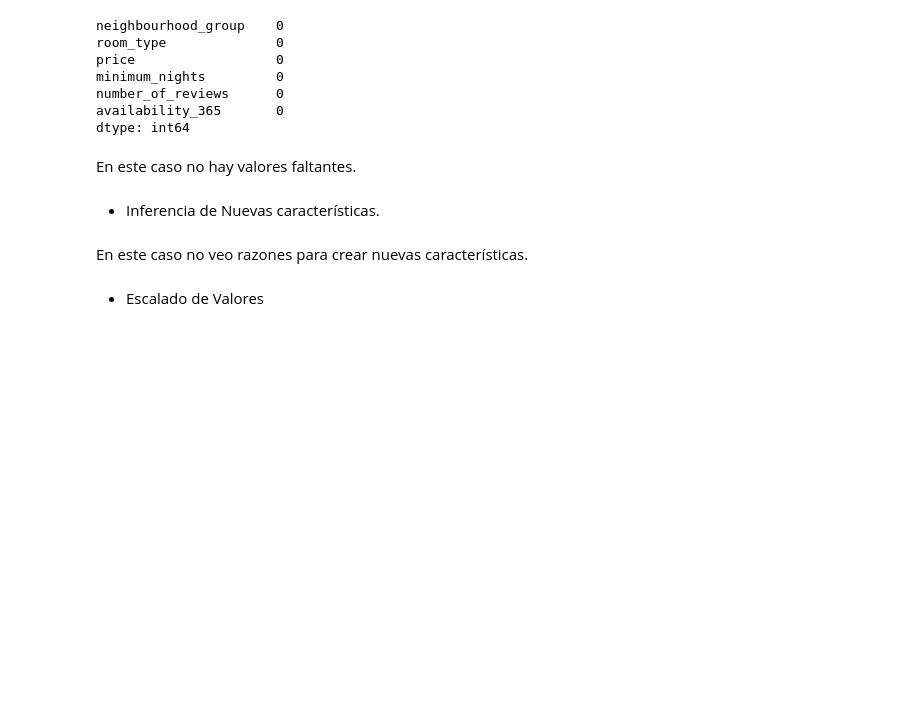
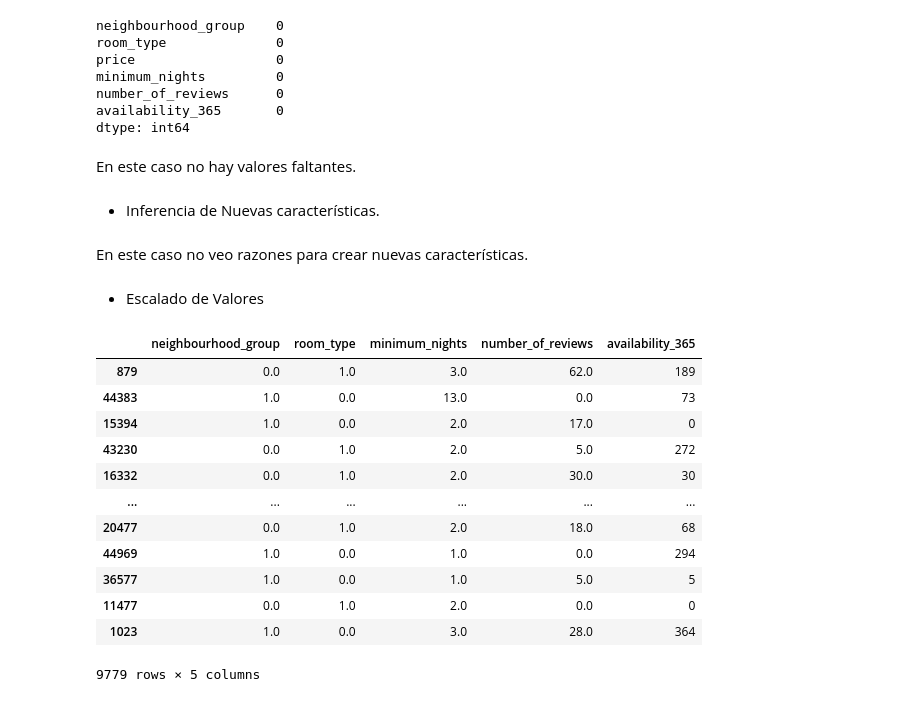
Before and after one commit to Fj-martinez33/AirBnB-NewYork, a Jupyter notebook: src/explore.ipynb, the cells around one changed output. Drawn from its saved outputs; the diff is of its cells as text; code cells hidden in the pictures; blank space fills up the shorter version.

Commit message:
mMScaler

```diff
--- a/src/explore.ipynb
+++ b/src/explore.ipynb
@@ -520,16 +521,59 @@ En este caso no veo razones para crear nuevas características.
 # %%
 # Primero dividimos los dataframes entre test y train
 
 features = ["neighbourhood_group","room_type","minimum_nights","number_of_reviews","availability_365"]
 target_feature = ["price"]
 
 def SplitData (dataset, num_features, target):
     x = dataset.drop(target, axis = 1)[features]
     y = dataset[target]
 
     x_train, x_test, y_train, y_test = train_test_split(x, y, test_size = 0.2, random_state= 42)
 
     return x_train, x_test, y_train, y_test
 
 x_train_with_outliers, x_test_with_outliers, y_train, y_test = SplitData(data_with_outliers, features, target_feature)
 x_train_without_outliers, x_test_without_outliers, y_train, y_test = SplitData(data_without_outliers, features, target_feature)
+
+#Tenemos que escalar los dataset con Normalizacion y con Escala mM (min-Max)
+
+#Normalizacion
+def StandardScaleData(dataset, num_features):
+    scaler = StandardScaler()
+    scaler.fit(dataset)
+
+    x_scaler = scaler.transform(dataset)
+    x_scaler = pd.DataFrame(dataset, index = dataset.index, columns = num_features)
+
+    return x_scaler
+
+x_train_with_outliers_standarscale = StandardScaleData(x_train_with_outliers, features)
+x_train_without_outliers_standarscale = StandardScaleData(x_test_without_outliers,features)
+
+#Escala mM
+
+def MinMaxScaleData(dataset, num_features):
+    scaler = MinMaxScaler()
+    scaler.fit(dataset)
+
+    x_scaler = scaler.transform(dataset)
+    x_scaler = pd.DataFrame(dataset, index = dataset.index, columns = num_features)
+
+    return x_scaler
+
+x_train_with_outliers_mMScaler = MinMaxScaleData(x_train_with_outliers, features)
+x_train_without_outliers_mMScaler = MinMaxScaleData(x_test_without_outliers,features)
+# %% [output]
+|  | neighbourhood_group | room_type | minimum_nights | number_of_reviews | availability_365 |
+| 879 | 0.0 | 1.0 | 3.0 | 62.0 | 189 |
+| 44383 | 1.0 | 0.0 | 13.0 | 0.0 | 73 |
+| 15394 | 1.0 | 0.0 | 2.0 | 17.0 | 0 |
+| 43230 | 0.0 | 1.0 | 2.0 | 5.0 | 272 |
+| 16332 | 0.0 | 1.0 | 2.0 | 30.0 | 30 |
+| ... | ... | ... | ... | ... | ... |
+| 20477 | 0.0 | 1.0 | 2.0 | 18.0 | 68 |
+| 44969 | 1.0 | 0.0 | 1.0 | 0.0 | 294 |
+| 36577 | 1.0 | 0.0 | 1.0 | 5.0 | 5 |
+| 11477 | 0.0 | 1.0 | 2.0 | 0.0 | 0 |
+| 1023 | 1.0 | 0.0 | 3.0 | 28.0 | 364 |
+9779 rows × 5 columns
```
Also changed, not shown: parts of 2 cells of this notebook.
